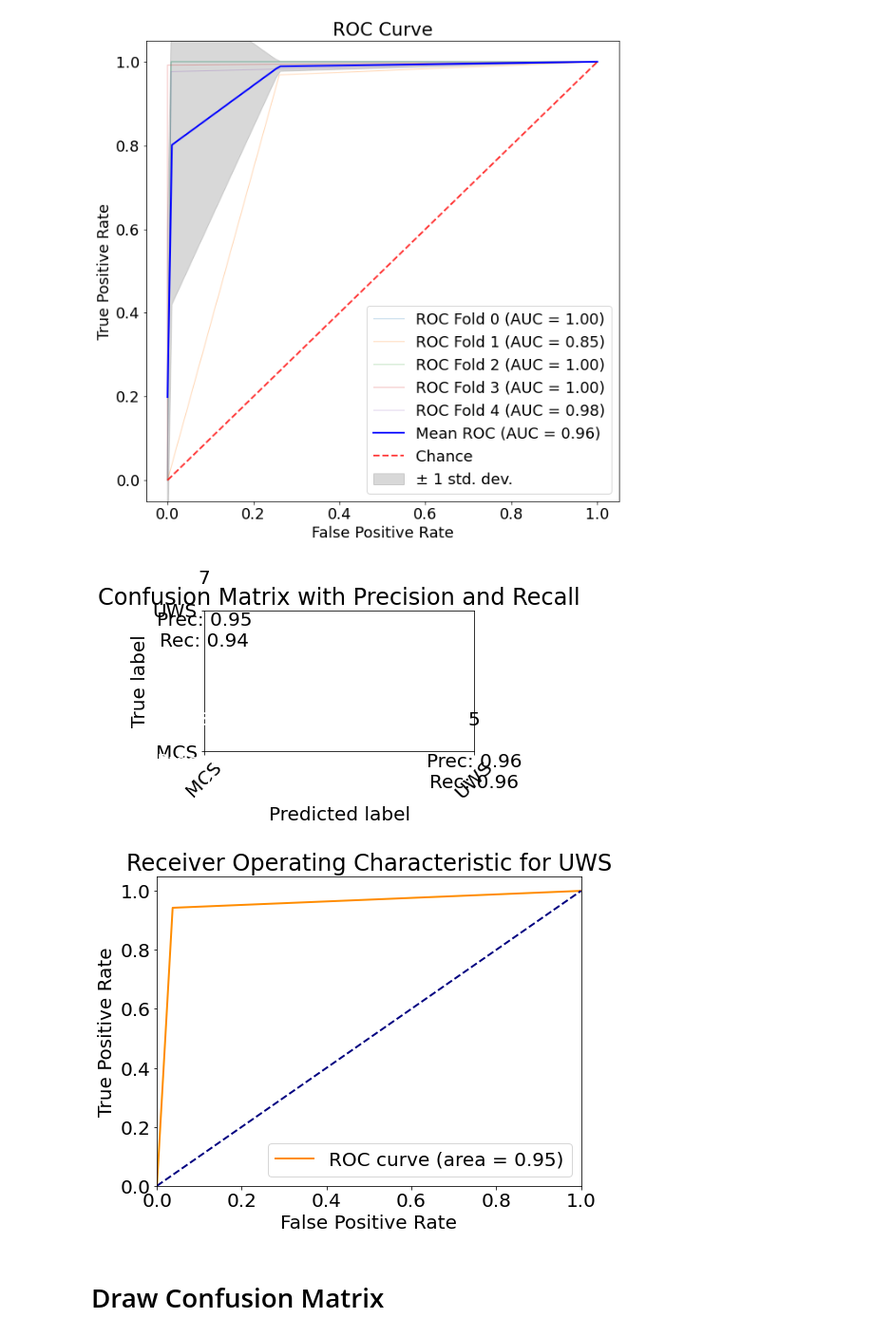
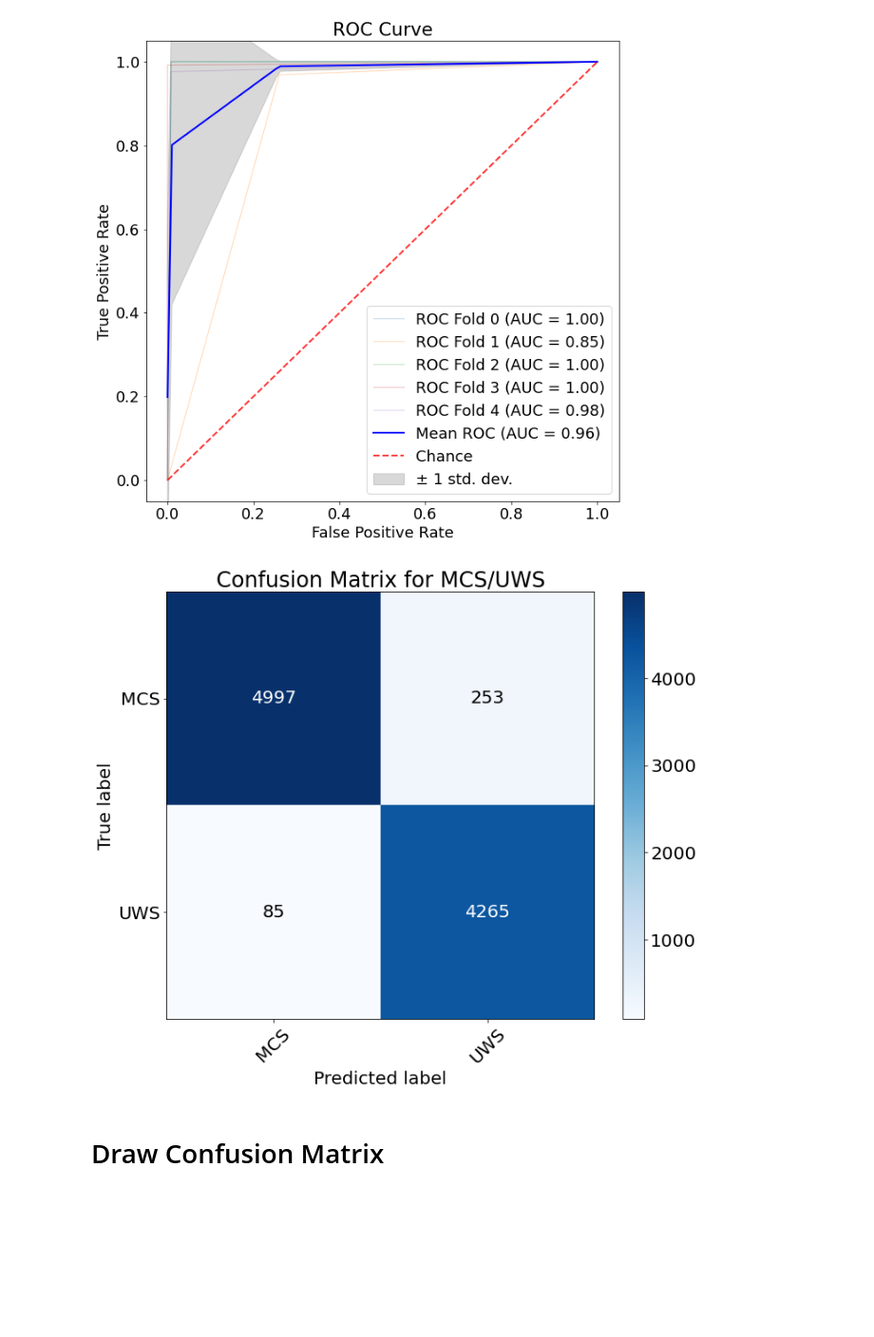
Before and after one commit to Pokemongle/eeg_doc_deepl, a Jupyter notebook: test.ipynb, the cells around one changed output. Shown at 95% size. Drawn from its saved outputs; the diff is of its cells as text; code cells hidden in the pictures; blank space fills up the shorter version.

```diff
--- a/test.ipynb
+++ b/test.ipynb
@@ -525,7 +614,7 @@ output_size = 2  # 输出类别数量
 # fold0-4
 exper_dir = "hc_doc"
 # exper_dir = "mcs_uws"
-model_name = "_CNN"
+model_name = "_1"
 # model_name = "_CNN"
 # model_name = "_CNN_spa"
 # model_name = "_CNN_spa_lstm"
@@ -536,68 +625,78 @@ plt.rcParams.update({'font.size': 20})  # 设置字体大小为 14
 # 例如，假设模型预测的结果存储在名为 predicted_labels 的数组中，
 # 真实标签存储在名为 true_labels 的数组中
 # 将张量转换为 NumPy 数组
-# predict_labels = predict_labels.cpu().numpy()
-# predict_labels = predict_labels.numpy()
+# predicted_labels = predicted_labels.cpu().numpy()
 # true_labels = true_labels.cpu().numpy()
 
 # # 计算混淆矩阵
-conf_matrix = confusion_matrix(true_labels, predict_labels)
+conf_matrix = confusion_matrix(true_labels, predicted_labels)
 
 # 计算精确率和召回率
 # 注意：在这里，MCS 是标签 0，UWS 是标签 1
-precision = precision_score(true_labels, predict_labels, labels=[0, 1], average=None)
-recall = recall_score(true_labels, predict_labels, labels=[0, 1], average=None)
+precision = precision_score(true_labels, predicted_labels, labels=[0, 1], average=None)
+recall = recall_score(true_labels, predicted_labels, labels=[0, 1], average=None)
 
 # # 绘制混淆矩阵
-# plt.figure(figsize=(10, 8))  # 设置图形大小
-# plt.imshow(conf_matrix, cmap='Blues', interpolation='nearest')
-# plt.colorbar()
+plt.figure(figsize=(10, 8))  # 设置图形大小
+plt.imshow(conf_matrix, cmap='Blues', interpolation='nearest')
+plt.colorbar()
 
 # 标记轴和标签
+# classes = ['HC', 'DOC']
 classes = ['MCS', 'UWS']
 tick_marks = np.arange(len(classes))
 plt.xticks(tick_marks, classes, rotation=45)
 plt.yticks(tick_marks, classes)
 
 # 添加数值标签和精确率/召回率信息（保持字体大小一致）
 thresh = conf_matrix.max() / 2.
 for i in range(conf_matrix.shape[0]):
     for j in range(conf_matrix.shape[1]):
-        plt.text(j, i, f'{conf_matrix[i, j]}\n\nPrec: {precision[j]:.2f}\nRec: {recall[i]:.2f}',
-                 horizontalalignment="center",
-                 verticalalignment="center",
-                 color="white" if conf_matrix[i, j] > thresh else "black")
+        if i == j:  # change the field of prec and rec
+#             plt.text(j, i, f'{conf_matrix[i, j]}\n\nPrec: {precision[j]:.2f}\nRec: {recall[i]:.2f}',
+#                      horizontalalignment="center",
+#                      verticalalignment="center",
+#                      color="white" if conf_matrix[i, j] > thresh else "black")
+            plt.text(j, i, f'{conf_matrix[i, j]}',
+                     horizontalalignment="center",
+                     verticalalignment="center",
+                     color="white" if conf_matrix[i, j] > thresh else "black")
+        else:
+            plt.text(j, i, f'{conf_matrix[i, j]}',
+                     horizontalalignment="center",
+                     verticalalignment="center",
+                     color="white" if conf_matrix[i, j] > thresh else "black")
 
 plt.tight_layout()
 plt.ylabel('True label')
 plt.xlabel('Predicted label')
-plt.title('Confusion Matrix with Precision and Recall')
+# plt.title('Confusion Matrix for HC/DOC')
+plt.title('Confusion Matrix for MCS/UWS')
 plt.show()
 
-# 计算病例级别的分类概率
-# 假设 p_i 是每个病例被分类为 MCS 的概率
-# true_labels 中包含每个样本的真实标签，predicted_labels 中包含每个样本的预测标签
-p_mcs = np.sum(predict_labels == 0) / len(true_labels)
-p_uws = 1 - p_mcs
+# # 计算病例级别的分类概率
+# # 假设 p_i 是每个病例被分类为 MCS 的概率
+# # true_labels 中包含每个样本的真实标签，predicted_labels 中包含每个样本的预测标签
+# p_mcs = np.sum(predict_labels == 0) / len(true_labels)
+# p_uws = 1 - p_mcs
 
-# 绘制 ROC 曲线
-# 注意：这里计算 ROC 曲线的输入应该是真实标签和预测概率，而不是单个概率值 p_mcs
-fpr, tpr, _ = roc_curve(true_labels, predict_labels)  # 根据预测概率计算 ROC
-roc_auc = auc(fpr, tpr)
+# # 绘制 ROC 曲线
+# # 注意：这里计算 ROC 曲线的输入应该是真实标签和预测概率，而不是单个概率值 p_mcs
+# fpr, tpr, _ = roc_curve(true_labels, predict_labels)  # 根据预测概率计算 ROC
+# roc_auc = auc(fpr, tpr)
 
-plt.figure(figsize=(8, 6))  # 设置 ROC 曲线图形大小
-plt.plot(fpr, tpr, color='darkorange', lw=2, label=f'ROC curve (area = {roc_auc:.2f})')
-plt.plot([0, 1], [0, 1], color='navy', lw=2, linestyle='--')
-plt.xlim([0.0, 1.0])
-plt.ylim([0.0, 1.05])
-plt.xlabel('False Positive Rate')
-plt.ylabel('True Positive Rate')
-plt.title('Receiver Operating Characteristic for UWS')
-plt.legend(loc='lower right')
-plt.show()
+# plt.figure(figsize=(8, 6))  # 设置 ROC 曲线图形大小
+# plt.plot(fpr, tpr, color='darkorange', lw=2, label=f'ROC curve (area = {roc_auc:.2f})')
+# plt.plot([0, 1], [0, 1], color='navy', lw=2, linestyle='--')
+# plt.xlim([0.0, 1.0])
+# plt.ylim([0.0, 1.05])
+# plt.xlabel('False Positive Rate')
+# plt.ylabel('True Positive Rate')
+# plt.title('Receiver Operating Characteristic for UWS')
+# plt.legend(loc='lower right')
+# plt.show()
 # %% [output]
-[figure, old version]
+[figure, new version]
-[figure, removed]
 # %% [markdown]
 # Draw Confusion Matrix
 # %%
```
Also changed, not shown: parts of 7 cells of this notebook, 25 other files.
